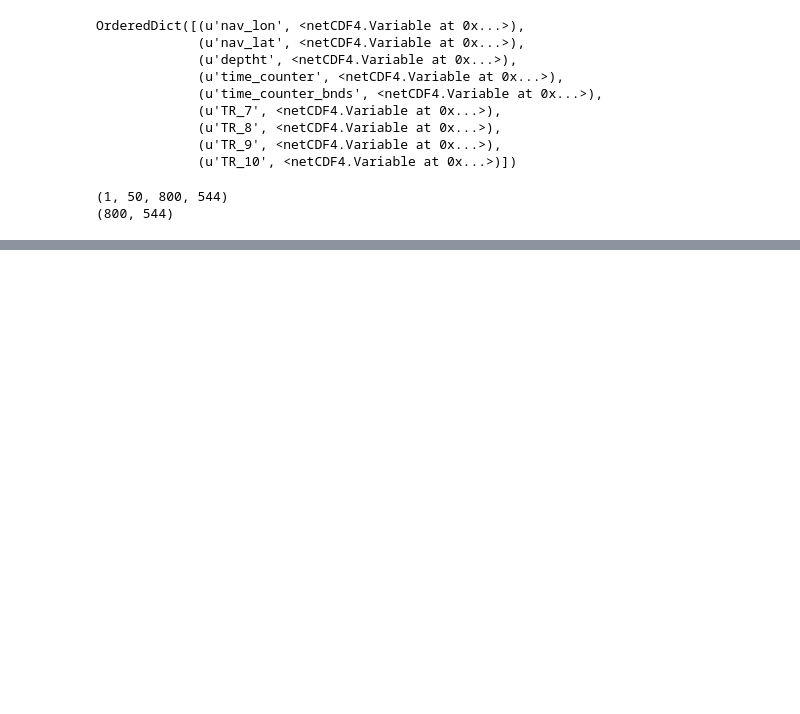
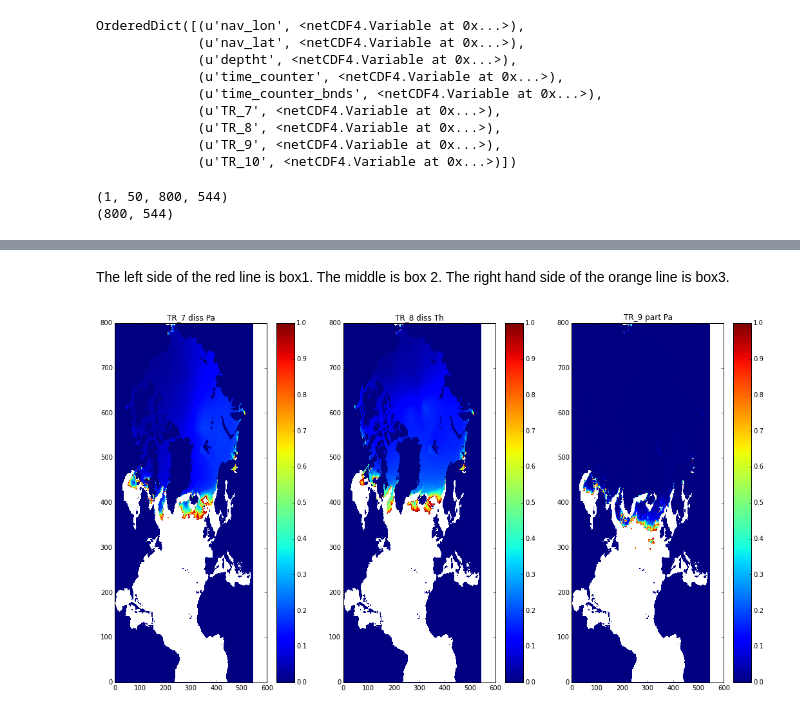
Before and after one commit to xiaoxiny/assignment, a Jupyter notebook: Horizontal-profile(ANHA_ini. cond.).ipynb, the cells around one changed output, grey strips where cells are left out. Saved outputs shown, nothing was run; the diff lists cells and outputs as text; code cells hidden in the pictures; blank space fills up the shorter version.

```diff
--- a/Horizontal-profile(ANHA_ini. cond.).ipynb
+++ b/Horizontal-profile(ANHA_ini. cond.).ipynb
@@ -155,0 +160,25 @@ pl.show()
+# %% [markdown]
+The left side of the red line is box1. The middle is box 2. The right hand side of the orange line is box3.
+# %%
+fig = plt.figure(figsize=(18,10))
+ax = fig.add_subplot(131)
+plt.pcolor(TR_7[0,2,:,:])
+plt.colorbar()
+plt.title('TR_7 diss Pa')
+plt.clim([0,1])
+
+ax = fig.add_subplot(132)
+plt.pcolor(TR_8[0,2,:,:])
+plt.colorbar()
+plt.title('TR_8 diss Th')
+plt.clim([0,1])
+
+ax = fig.add_subplot(133)
+plt.pcolor(TR_9[0,2,:,:])
+plt.colorbar()
+plt.title('TR_9 part Pa')
+plt.clim([0,1])
+
+plt.show()
+# %% [output]
+[figure, added]
```
Also changed, not shown: parts of 4 cells of this notebook.
